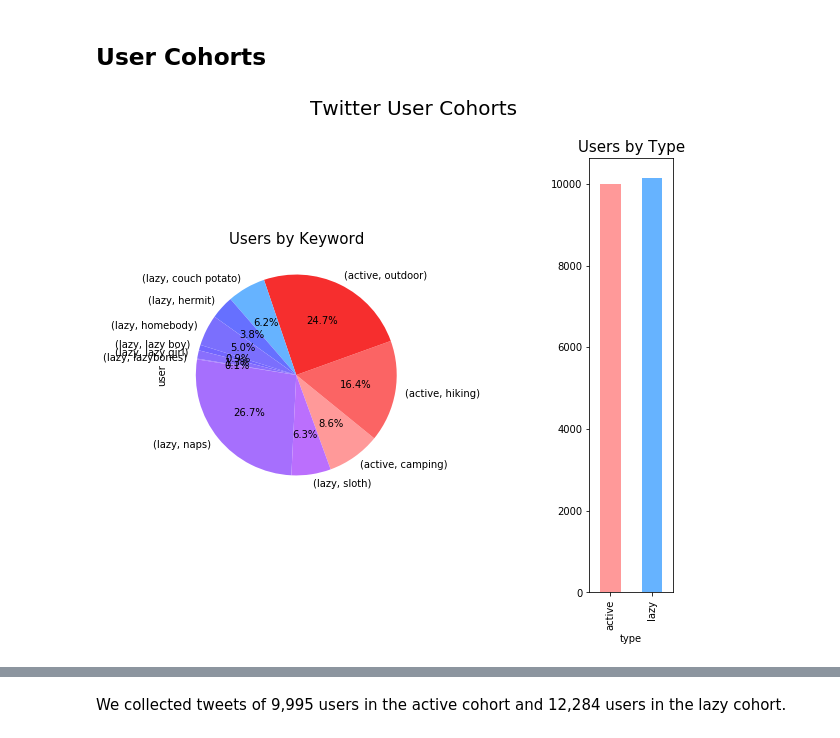
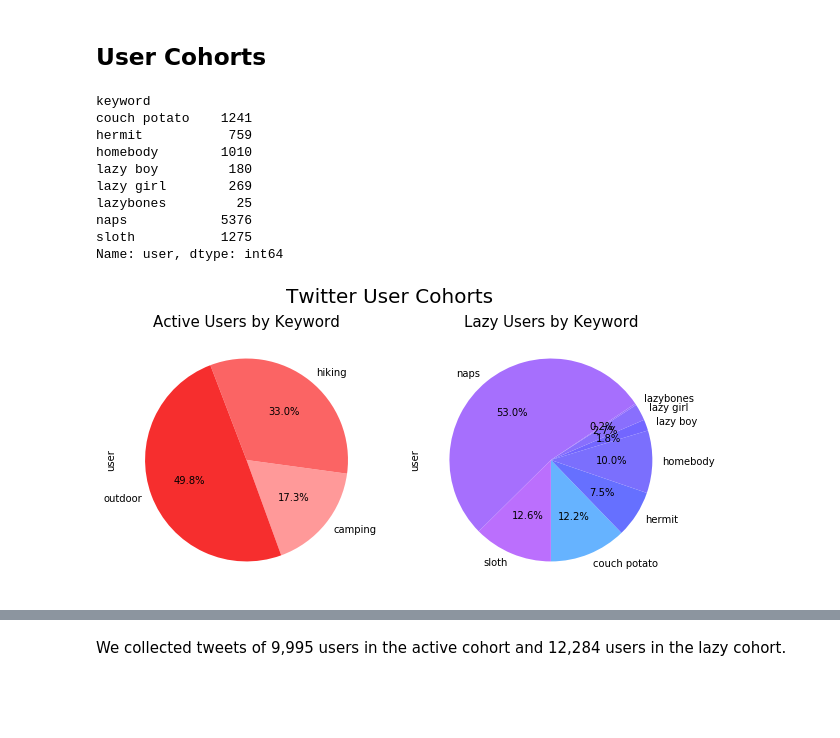
Before and after one commit to a-kantur/Springboard, a Jupyter notebook: Capstone Project 2/2. EDA and Data Story.ipynb, the cells around one changed output, grey strips where cells are left out. Cells and saved outputs as stored; diff of their text form; code cells hidden in the pictures; blank space fills up the shorter version.

```diff
--- a/Capstone Project 2/2. EDA and Data Story.ipynb
+++ b/Capstone Project 2/2. EDA and Data Story.ipynb
@@ -21,25 +21,37 @@ lazy19=pd.read_csv("lazy19-clean.csv")
 twitter_users = pd.read_csv("Twitter users.csv")
 # %% [markdown]
 ## User Cohorts
+# %%
+twitter_users.groupby(['type','keyword']).user.count()['lazy']
+# %% [output]
+keyword
+couch potato    1241
+hermit           759
+homebody        1010
+lazy boy         180
+lazy girl        269
+lazybones         25
+naps            5376
+sloth           1275
+Name: user, dtype: int64
 # %%
 from matplotlib import gridspec
 
-fig = plt.figure(figsize=(9, 8))
-gs = gridspec.GridSpec(1, 2, width_ratios=[3, 1])
+fig = plt.figure(figsize=(10, 5))
 _ = plt.suptitle('Twitter User Cohorts', fontsize=20)
 
-ax0 = plt.subplot(gs[0])
-colors=['#ff9999','#fb6464','#f62e2e','#66b3ff','#6670ff','#7b6ffd','#7366ff','#896ffd',
+plt.subplot(1,2,1)
+colors=['#ff9999','#fb6464','#f62e2e']
+_ = twitter_users.groupby(['type','keyword']).user.count()['active'].plot.pie(colors=colors,autopct='%1.1f%%', startangle=-70)
+_ = plt.title('Active Users by Keyword', fontsize=15)
+
+plt.subplot(1,2,2)
+colors=['#66b3ff','#6670ff','#7b6ffd','#7366ff','#896ffd',
         '#986ffd','#a66ffd','#bb6ffd']
-_ = twitter_users.groupby(['type','keyword']).user.count().plot.pie(colors=colors,autopct='%1.1f%%', startangle=-70, ax=ax0)
-_ = plt.title('Users by Keyword', fontsize=15)
+_ = (twitter_users.groupby(['type','keyword']).user.count()['lazy']).plot.pie(colors=colors,autopct='%1.1f%%', startangle=-90)
+_ = plt.title('Lazy Users by Keyword', fontsize=15)
 
-ax1 = plt.subplot(gs[1])
-cols = ['#ff9999','#66b3ff']
-_ = twitter_users.groupby(['type']).user.count().plot.bar(color=cols, ax=ax1)
-_ = plt.title('Users by Type', fontsize=15)
-
-_ = plt.subplots_adjust(wspace = 1.0)
+_ = plt.subplots_adjust(wspace = 0.2)
 plt.savefig(fname='Twitter User Cohorts')
 # %% [output]
-[figure, old version]
+[figure, new version]
```
Also changed, not shown: parts of 3 cells of this notebook, 3 other files.
